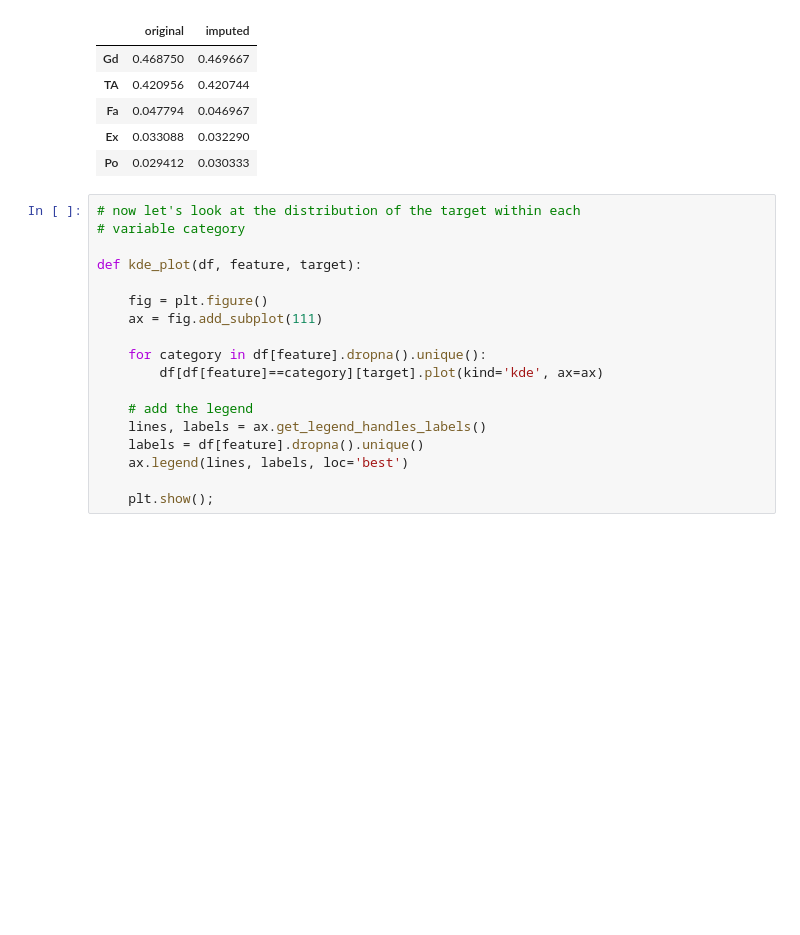
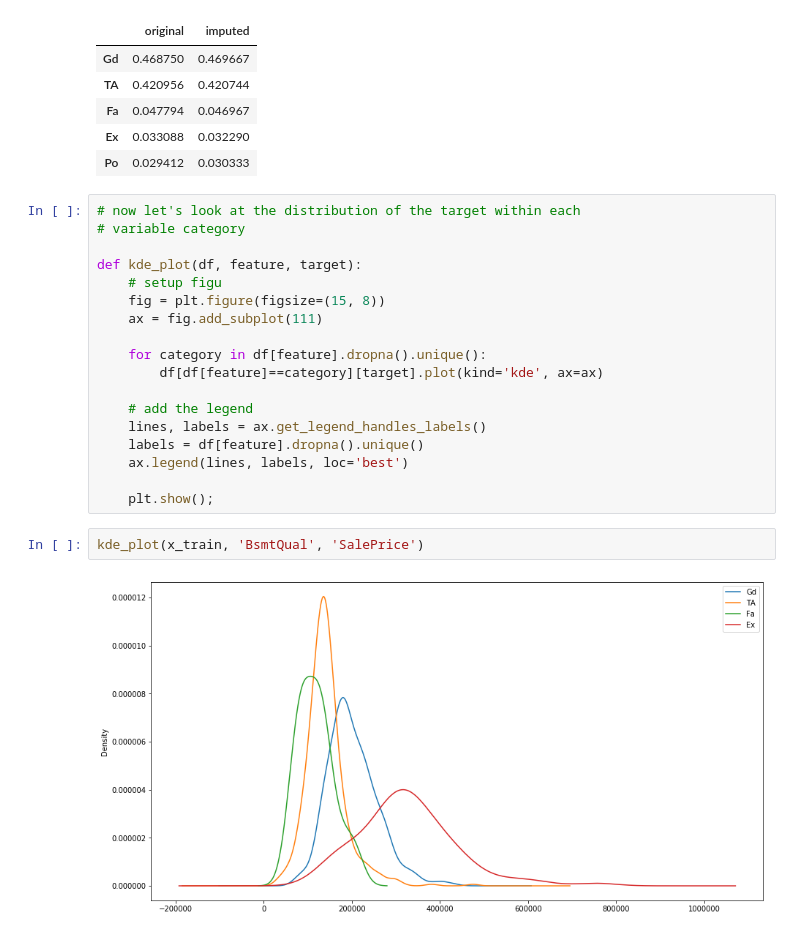
Before and after one commit to KarthikKothareddy/FeatureEngineering, a Jupyter notebook: Missing_Data_Imputation_2.ipynb, the cells around one changed output. Drawn from its saved outputs; the diff is of its cells as text; blank space fills up the shorter version.

Commit message:
preserving distribuion by kde plots

```diff
--- a/Missing_Data_Imputation_2.ipynb
+++ b/Missing_Data_Imputation_2.ipynb
@@ -762,8 +762,8 @@ categorical_distribution(x_train, 'FireplaceQu', 'FireplaceQu_imputed')
 # variable category
 
 def kde_plot(df, feature, target):
-
-    fig = plt.figure()
+    # setup figu
+    fig = plt.figure(figsize=(15, 8))
     ax = fig.add_subplot(111)
 
     for category in df[feature].dropna().unique():
@@ -775,3 +775,7 @@ def kde_plot(df, feature, target):
     ax.legend(lines, labels, loc='best')
 
     plt.show();
+# %%
+kde_plot(x_train, 'BsmtQual', 'SalePrice')
+# %% [output]
+[figure, added]
```
Also changed, not shown: parts of 3 cells of this notebook.
